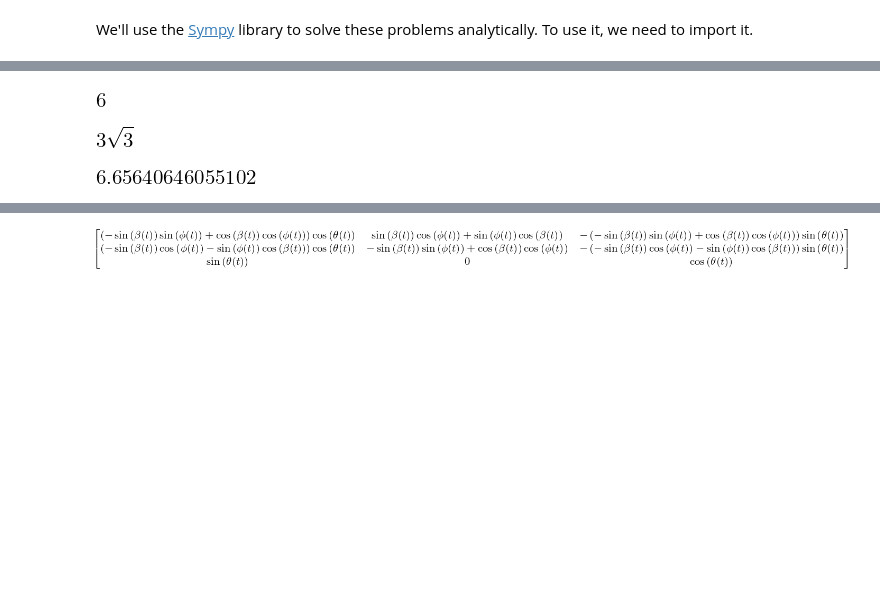
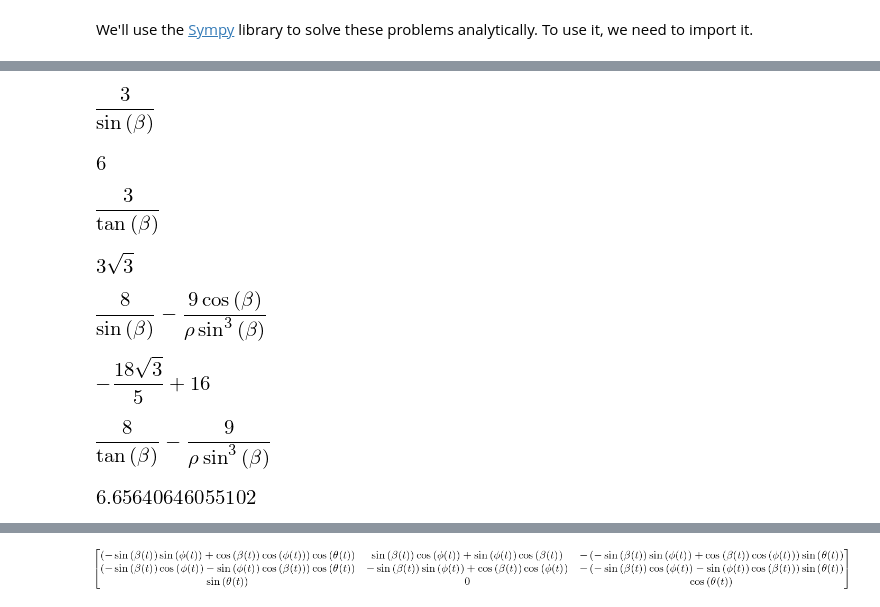
Before and after one commit to DocVaughan/MCHE513---Intermediate-Dynamics, a Jupyter notebook: MCHE513 - Mid-Term 1 - Fall 2015.ipynb, the cells around one changed output, grey strips where cells are left out. Saved outputs shown, nothing was run; the diff lists cells and outputs as text; code cells hidden in the pictures; blank space fills up the shorter version.

```diff
--- a/MCHE513 - Mid-Term 1 - Fall 2015.ipynb
+++ b/MCHE513 - Mid-Term 1 - Fall 2015.ipynb
@@ -37,20 +30,55 @@ O.set_vel(N, vc * N.x)
 u, u_dot, vc, ac, rho, beta = sympy.symbols('u u_dot v_c ac rho beta')
 # %%
 # the j-direction equation gives u
-u_t0 = sympy.solve(-u * sympy.sin(beta) + 3, u)[0].subs(beta, sympy.pi/6)
+u_t0 = sympy.solve(-u * sympy.sin(beta) + 3, u)[0]
+
+# print the value
 u_t0
 # %% [output]
-[figure, old version]
+[figure, new version]
+# %%
+# Print out the value at an angle of 30deg
+u_t0.subs(beta, sympy.pi/6)
+# %% [output]
+[figure, added]
 # %%
-# now, substitute into the i-direction to solve for vc
-sympy.solve(u_t0 * sympy.cos(beta) - vc, vc)[0].subs(beta, sympy.pi/6)
+# Now, substitute into the i-direction to solve for vc
+vcx = sympy.solve(u_t0 * sympy.cos(beta) - vc, vc)[0]
+
+# Print the value out
+vcx
 # %% [output]
-[figure, old version]
+[figure, new version]
-# %%
-u_dot_t0 = sympy.solve(-u_dot * sympy.sin(beta) - u_t0**2 / rho * sympy.cos(beta) + 8, u_dot)[0].subs([(rho, 10), (beta, sympy.pi/6)])
-sympy.solve(u_dot_t0 * sympy.cos(beta) - u_t0**2 / rho * sympy.sin(beta) - ac, ac)[0].subs([(rho, 10), (beta, sympy.pi/6)]).evalf()
-# %% [output]
-[figure, removed]
+# %%
+# Print out the value at an angle of 30deg
+vcx.subs(beta, sympy.pi/6)
+# %% [output]
+[figure, added]
+# %%
+# Now, solve the j-direction equations fo u_dot at time t=0
+u_dot_t0 = sympy.solve(-u_dot * sympy.sin(beta) - u_t0**2 / rho * sympy.cos(beta) + 8, u_dot)[0]
+
+# Print it out
+u_dot_t0
+# %% [output]
+[figure, added]
+# %%
+# Substitute beta=30deg and rho = 10, and output the decimal answer via .evalf()
+u_dot_t0.subs([(rho, 10), (beta, sympy.pi/6)])
+# %% [output]
+[figure, added]
+# %%
+# Finally, use the i-direction equation to solve for ac
+acx = sympy.solve(u_dot_t0 * sympy.cos(beta) - u_t0**2 / rho * sympy.sin(beta) - ac, ac)[0]
+
+acx
+# %% [output]
+[figure, added]
+# %%
+# Now, substitute beta=30deg and rho = 10, and output the decimal answer via .evalf()
+acx.subs([(rho, 10), (beta, sympy.pi/6)]).evalf()
+# %% [output]
+[figure, added]
 # %% [markdown]
 ## Problem 2
 The system shown in Figure 2 is a machine used for testing golf clubs. Figure 3 is a sketch of the system. It consists of a base and a main link, $OA$, of length $L_1$ at a fixed angle from vertical, $\theta$. Link $AB$ has length $L_2$ and is driven around the $z'$ axis according to $\beta$. Finally, link BC, representing the golf club, has length $L_3$ and rotates about point B through a driven pin-like joint.
```
Also changed, not shown: parts of 10 cells of this notebook.
